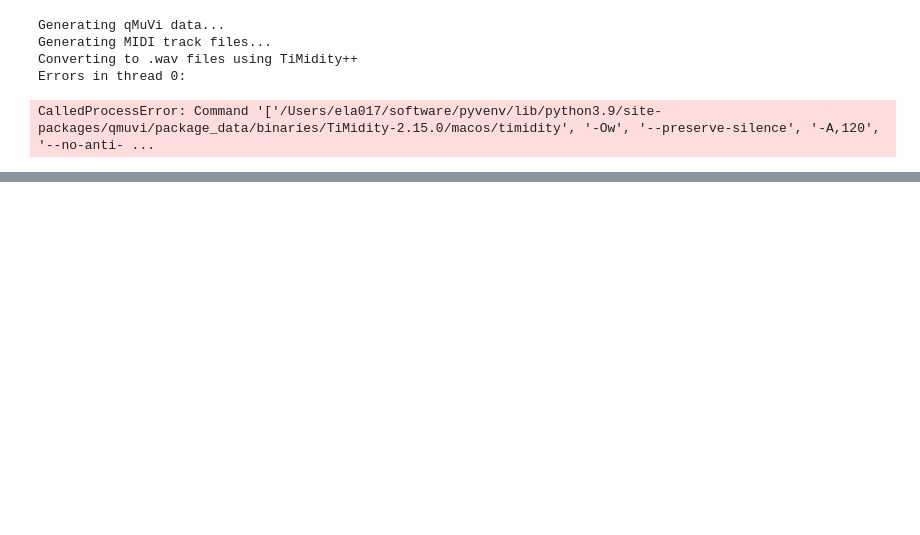
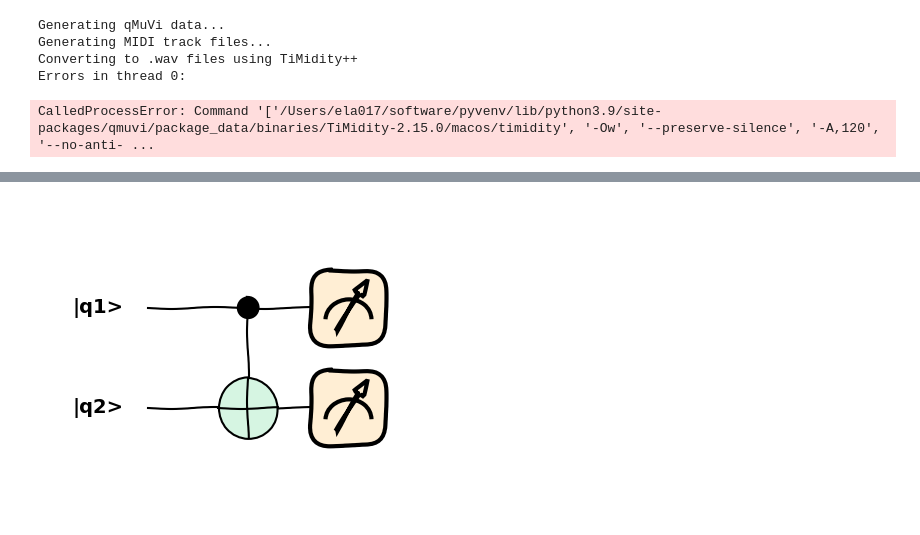
Before and after one commit to PawseySC/quantum-computing-hackathon, a Jupyter notebook: lessons/1-Intro_to_Quantum_Computing.ipynb, the cells around one changed output, grey strips where cells are left out. Saved outputs shown, nothing was run; the diff lists cells and outputs as text; code cells hidden in the pictures; blank space fills up the shorter version.

Commit message:
Added CNOT example
Added some text to discuss CNOT. Also cleaned up the original text discussing qutrits and more advanced topics.

```diff
--- a/lessons/1-Intro_to_Quantum_Computing.ipynb
+++ b/lessons/1-Intro_to_Quantum_Computing.ipynb
@@ -686,0 +364,16 @@ https://www.iosrjournals.org/iosr-jap/papers/Vol10-issue6/Version-2/D1006021619.
+# %%
+# sample code to draw a CNOT gate using PennyLane
+# here
+dev = qml.device("default.qubit", wires=["|q1>", "|q2>"])
+
+# now simple circiut where we return the state of the qubits
+@qml.qnode(dev)
+def circuit():
+    # CNOT takes a list of two qubits with the first being the control and the second being the qubit being entangled.
+    qml.CNOT(["|q1>","|q2>"])
+    return qml.counts(all_outcomes=True)
+
+# plot the circuit
+fig, ax = qml.draw_mpl(circuit, show_all_wires=True)()
+# %% [output]
+[figure, added]
```
Also changed, not shown: parts of 67 cells of this notebook.
